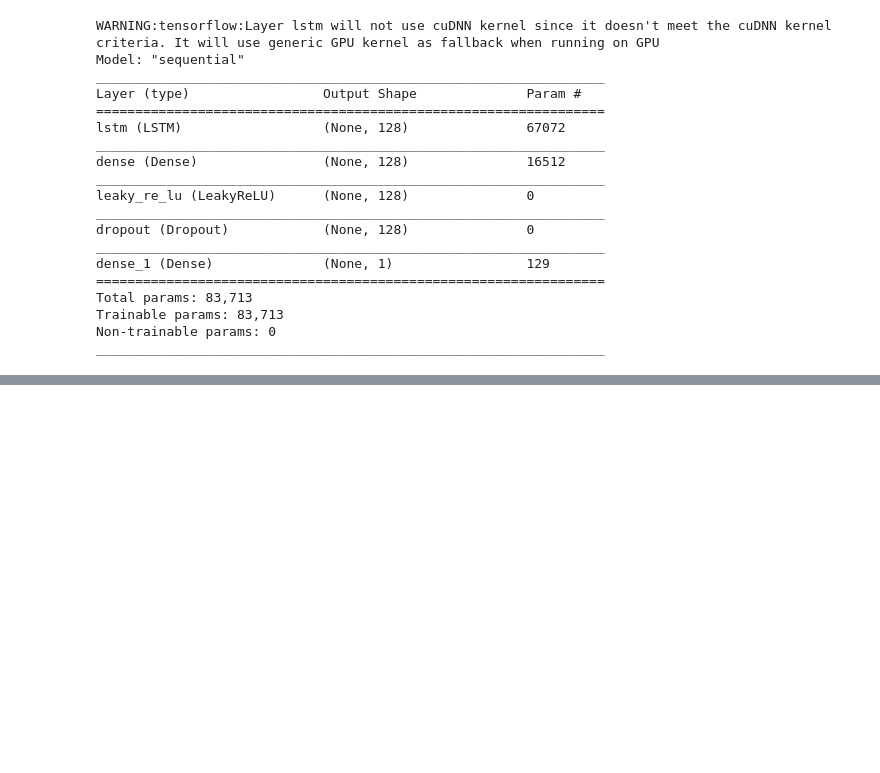
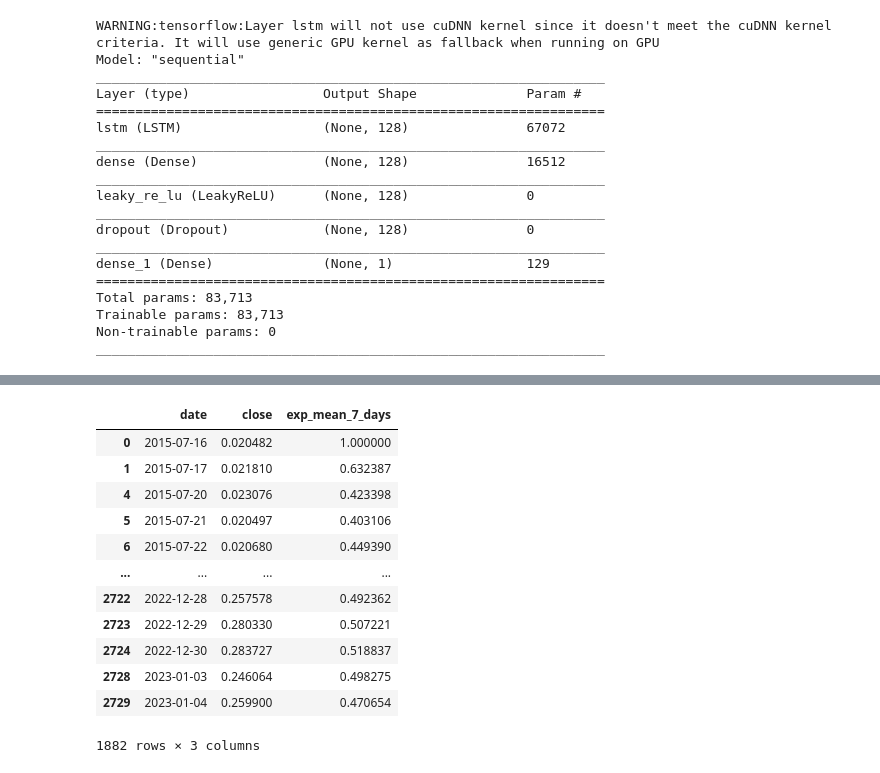
Before and after one commit to ludvigdoeser/scalableMLproject, a Jupyter notebook: News.ipynb, the cells around one changed output, grey strips where cells are left out. Cells and saved outputs as stored; diff of their text form; code cells hidden in the pictures; blank space fills up the shorter version.

Commit message:
refactoring and running on modal

```diff
--- a/News.ipynb
+++ b/News.ipynb
@@ -1170,0 +1175,15 @@ _________________________________________________________________
+# %%
+import os
+import modal
+import hopsworks
+import pandas as pd
+import numpy as np
+
+project = hopsworks.login()
+fs = project.get_feature_store()
+
+# Get feature view
+fv = fs.get_feature_view(
+    name = 'stock_pred_modal',
+    version = 1
+)
@@ -1170,0 +1196,2 @@ _________________________________________________________________
+# %%
+X, _ = fv.training_data()
@@ -1170,0 +1205,3 @@ _________________________________________________________________
+# %%
+df = X
+np.shape(df)
@@ -1170,0 +1210,12 @@ _________________________________________________________________
+# %%
+df = df.sort_values("date")
+df = df.reset_index()
+df = df.drop(columns=["index"])
+
+# Get rid off all non-business days
+isBusinessDay, is_open = extract_business_day(start_date='2015-07-16',end_date = '2023-01-04')
+is_open = [not i for i in is_open] # Invert the mask to be able to drop all non-buisiness days
+
+filtered_df = df.drop(df[is_open].index) # Use the mask to filter the rows of the DataFrame
+print('From shape {} to {} after removing non-business days'.format(np.shape(df),np.shape(filtered_df)))
+print(filtered_df)
@@ -1170,0 +1238,16 @@ _________________________________________________________________
+# %%
+filtered_df
+# %% [output]
+|  | date | close | exp_mean_7_days |
+| 0 | 2015-07-16 | 0.020482 | 1.000000 |
+| 1 | 2015-07-17 | 0.021810 | 0.632387 |
+| 4 | 2015-07-20 | 0.023076 | 0.423398 |
+| 5 | 2015-07-21 | 0.020497 | 0.403106 |
+| 6 | 2015-07-22 | 0.020680 | 0.449390 |
+| ... | ... | ... | ... |
+| 2722 | 2022-12-28 | 0.257578 | 0.492362 |
+| 2723 | 2022-12-29 | 0.280330 | 0.507221 |
+| 2724 | 2022-12-30 | 0.283727 | 0.518837 |
+| 2728 | 2023-01-03 | 0.246064 | 0.498275 |
+| 2729 | 2023-01-04 | 0.259900 | 0.470654 |
+1882 rows × 3 columns
```
Also changed, not shown: parts of 44 cells of this notebook, 6 other files.
